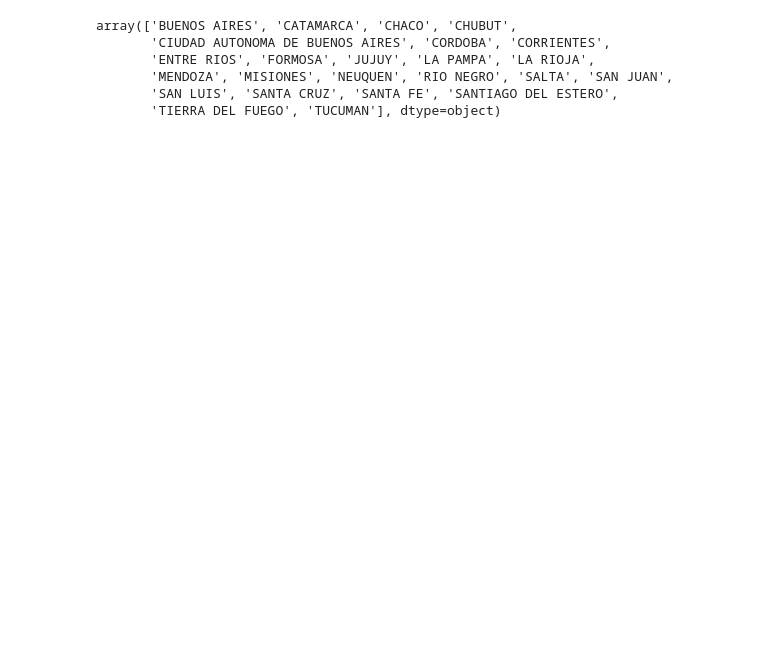
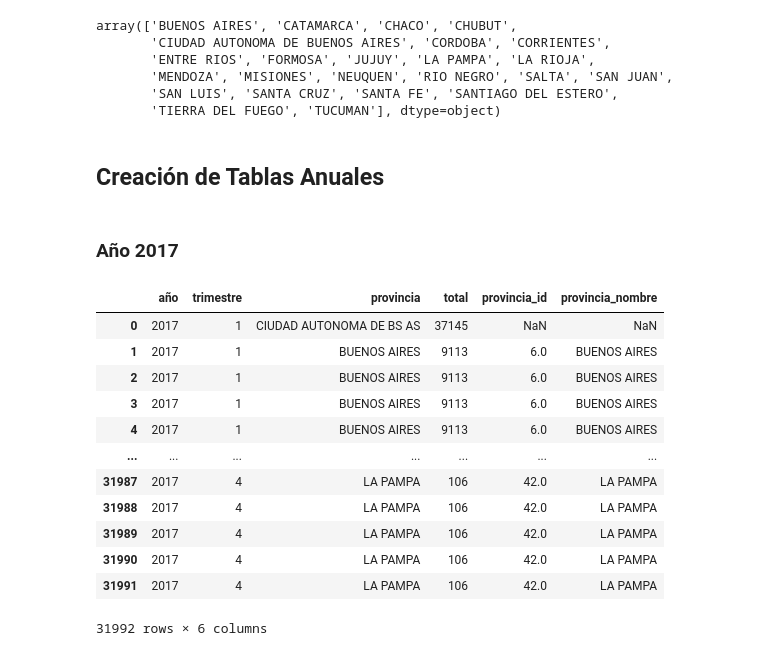
Before and after one commit to DATASCIENTISTSHENRY/PF_DataScience_Migraciones, a Jupyter notebook: EDA_ETL/ETL_EDA_Kpi_Amba.ipynb, the cells around one changed output. Cells and saved outputs as stored; diff of their text form; code cells hidden in the pictures; blank space fills up the shorter version.

```diff
--- a/EDA_ETL/ETL_EDA_Kpi_Amba.ipynb
+++ b/EDA_ETL/ETL_EDA_Kpi_Amba.ipynb
@@ -790,3 +790,5 @@ array(['BUENOS AIRES', 'CATAMARCA', 'CHACO', 'CHUBUT',
        'MENDOZA', 'MISIONES', 'NEUQUEN', 'RIO NEGRO', 'SALTA', 'SAN JUAN',
        'SAN LUIS', 'SANTA CRUZ', 'SANTA FE', 'SANTIAGO DEL ESTERO',
        'TIERRA DEL FUEGO', 'TUCUMAN'], dtype=object)
+# %% [markdown]
+## Creación de Tablas Anuales
@@ -792,0 +819,22 @@ array(['BUENOS AIRES', 'CATAMARCA', 'CHACO', 'CHUBUT',
+# %% [markdown]
+### Año 2017
+# %%
+lista_dataframes= [residencias_1_2017,residencias_2_2017, residencias_3_2017, residencias_4_2017]
+data_id= (cod_provincias)
+
+residencias_totales_2017= concatenar_trimestres(lista_dataframes,data_id)
+residencias_totales_2017
+# %% [output]
+|  | año | trimestre | provincia | total | provincia_id | provincia_nombre |
+| 0 | 2017 | 1 | CIUDAD AUTONOMA DE BS AS | 37145 | NaN | NaN |
+| 1 | 2017 | 1 | BUENOS AIRES | 9113 | 6.0 | BUENOS AIRES |
+| 2 | 2017 | 1 | BUENOS AIRES | 9113 | 6.0 | BUENOS AIRES |
+| 3 | 2017 | 1 | BUENOS AIRES | 9113 | 6.0 | BUENOS AIRES |
+| 4 | 2017 | 1 | BUENOS AIRES | 9113 | 6.0 | BUENOS AIRES |
+| ... | ... | ... | ... | ... | ... | ... |
+| 31987 | 2017 | 4 | LA PAMPA | 106 | 42.0 | LA PAMPA |
+| 31988 | 2017 | 4 | LA PAMPA | 106 | 42.0 | LA PAMPA |
+| 31989 | 2017 | 4 | LA PAMPA | 106 | 42.0 | LA PAMPA |
+| 31990 | 2017 | 4 | LA PAMPA | 106 | 42.0 | LA PAMPA |
+| 31991 | 2017 | 4 | LA PAMPA | 106 | 42.0 | LA PAMPA |
+31992 rows × 6 columns
```
Also changed, not shown: parts of 22 cells of this notebook, 4 other files.
